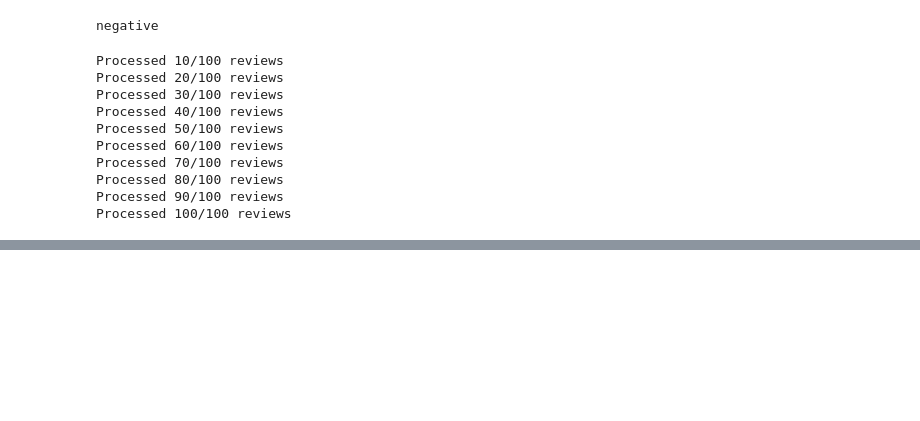
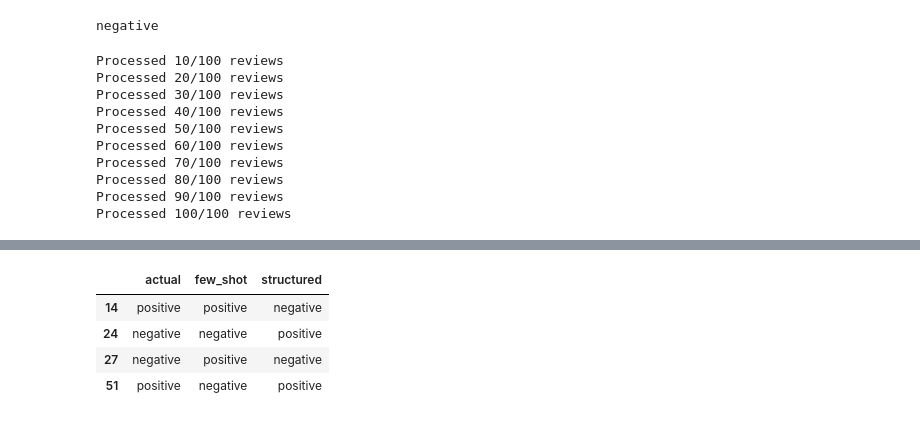
Before and after one commit to BabacarFaye3203/imdb-sentiment-prompt-engineering, a Jupyter notebook: notebooks/01_data_exploration.ipynb, the cells around one changed output, grey strips where cells are left out. Saved outputs shown, nothing was run; the diff lists cells and outputs as text; code cells hidden in the pictures; blank space fills up the shorter version.

```diff
--- a/notebooks/01_data_exploration.ipynb
+++ b/notebooks/01_data_exploration.ipynb
@@ -745,0 +854,9 @@ Counter({'negative': 58, 'positive': 42})
+# %%
+# Afficher les 4 prédictions différentes
+display(differences)
+# %% [output]
+|  | actual | few_shot | structured |
+| 14 | positive | positive | negative |
+| 24 | negative | negative | positive |
+| 27 | negative | positive | negative |
+| 51 | positive | negative | positive |
```
Also changed, not shown: parts of 19 cells of this notebook, 2 other files.
